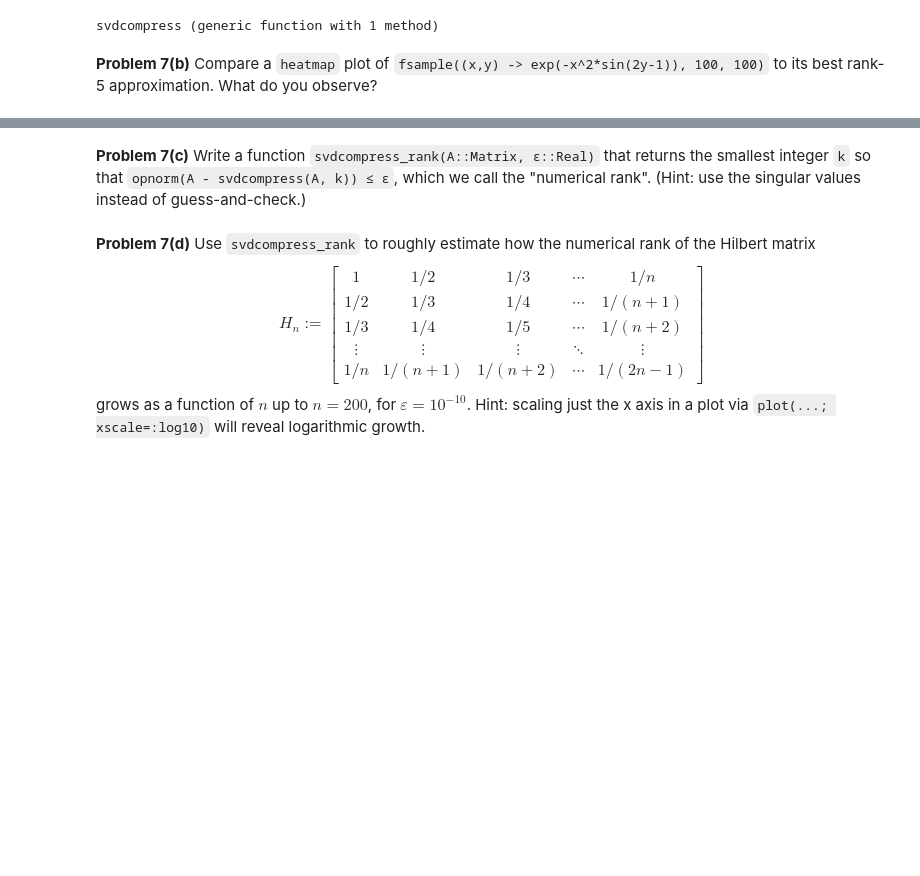
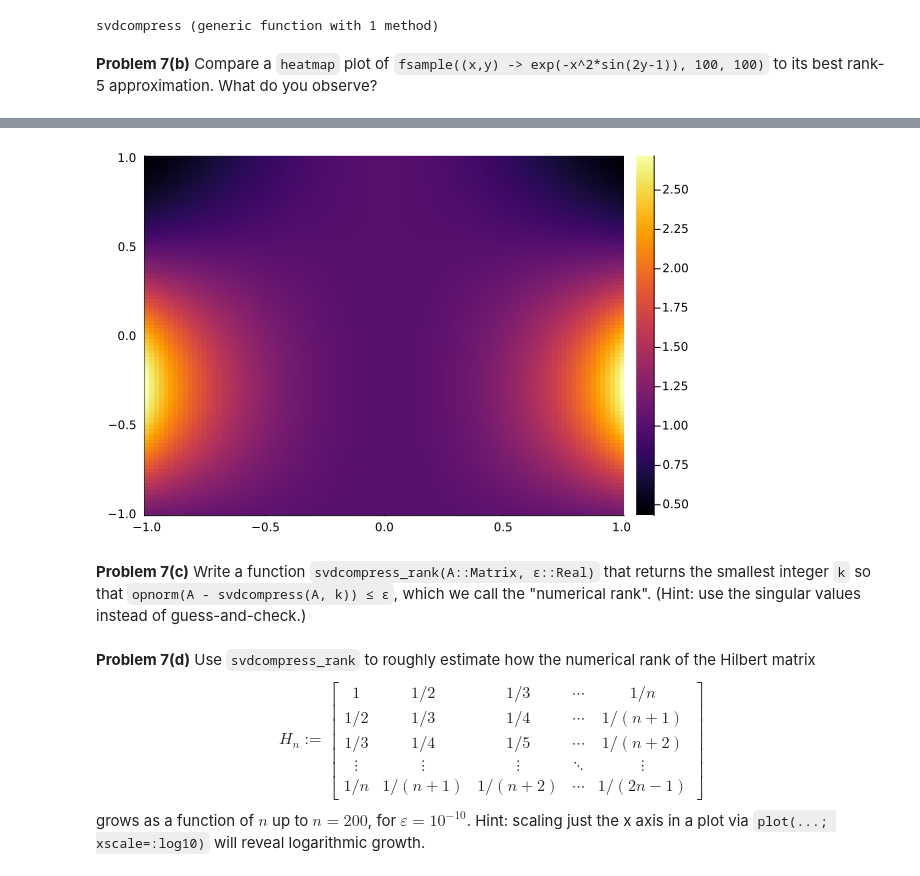
Before and after one commit to lovelife383/MATH50003NumericalAnalysis, a Jupyter notebook: labs/lab7.ipynb, the cells around one changed output, grey strips where cells are left out. Saved outputs shown, nothing was run; the diff lists cells and outputs as text; code cells hidden in the pictures; blank space fills up the shorter version.

```diff
--- a/labs/lab7.ipynb
+++ b/labs/lab7.ipynb
@@ -453,9 +453,10 @@ using significantly less data.
 using the in-built `svd` command.
 # %%
 function svdcompress(A::Matrix, k::Integer)
-    U = svd(A).U
-    Vt = svd(A).Vt
-    S = svd(A).S
+    F = svd(A)
+    U = F.U
+    Vt = F.Vt
+    S = F.S
     Ak = U[:,1:k]*Diagonal(S[1:k])*Vt[1:k, :]
     Ak
 end
@@ -467,3 +475,8 @@ What do you observe?
+# %%
+F5 = svdcompress(F, 5)
+heatmap(x, y, F5)
+# %% [output]
+[figure, added]
 # %% [markdown]
 **Problem 7(c)** Write a function `svdcompress_rank(A::Matrix, ε::Real)` that returns the smallest integer `k` so that `opnorm(A - svdcompress(A, k)) ≤ ε`,
 which we call the "numerical rank".   (Hint: use the singular values instead of guess-and-check.)
```
Also changed, not shown: parts of 2 cells of this notebook.
